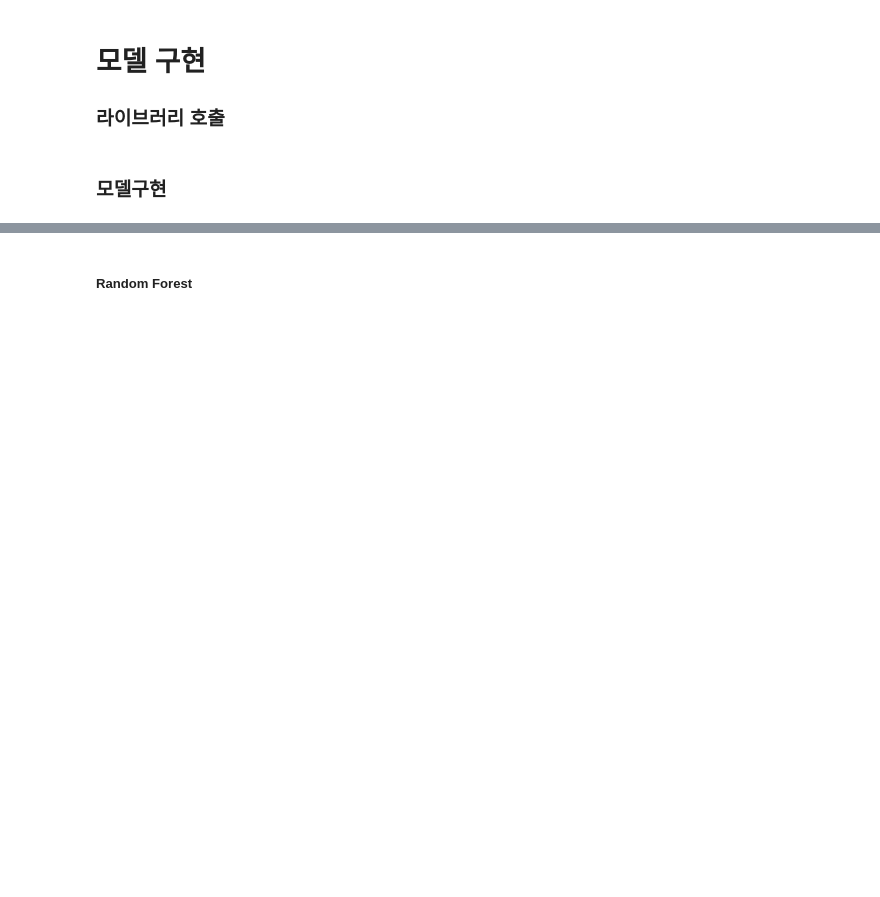
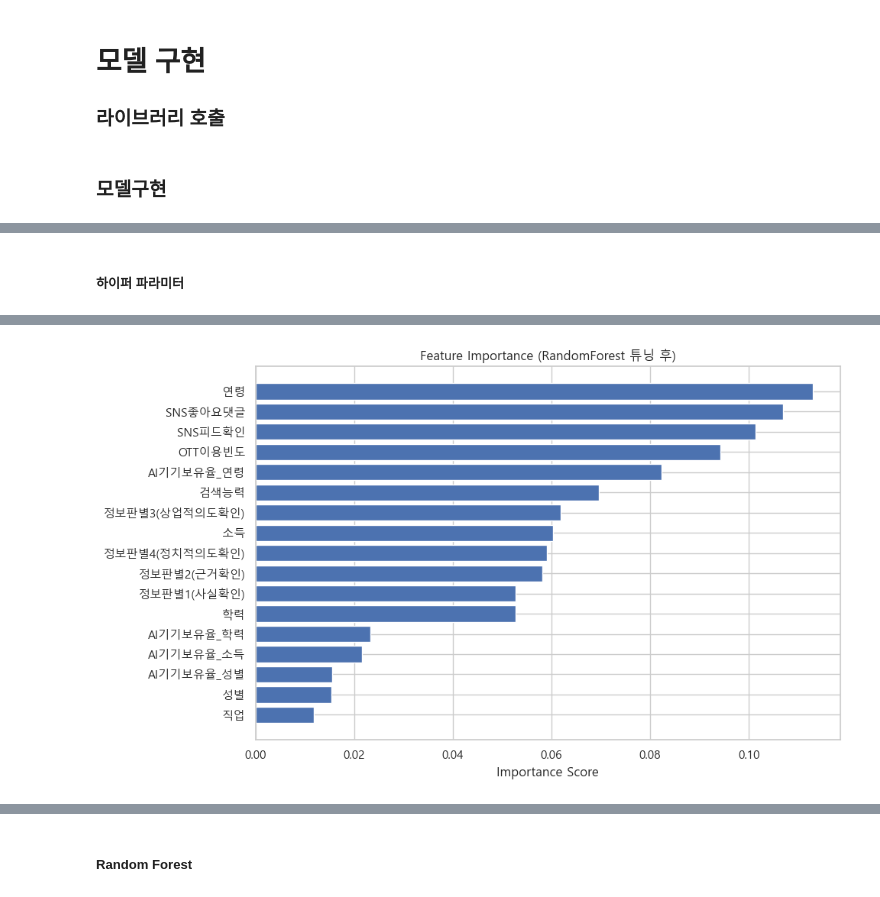
Before and after one commit to TeamHDH/KCC_Contest, a Jupyter notebook: 공모전_코드정리/AI 기기 포함/파생변수+모델.ipynb, the cells around one changed output, grey strips where cells are left out. Drawn from its saved outputs; the diff is of its cells as text; code cells hidden in the pictures; blank space fills up the shorter version.

```diff
--- a/공모전_코드정리/AI 기기 포함/파생변수+모델.ipynb
+++ b/공모전_코드정리/AI 기기 포함/파생변수+모델.ipynb
@@ -47,0 +114,73 @@ df_raw = df_raw.dropna(subset=['소외이진라벨'])
+# %% [markdown]
+##### 하이퍼 파라미터
+# %%
+# 데이터 불러오기
+df = df_raw.copy()
+
+# X, y 설정
+X = df[[
+    '성별', '연령', '학력', '직업', '소득', '검색능력',
+    '정보판별1(사실확인)', '정보판별2(근거확인)',
+    '정보판별3(상업적의도확인)', '정보판별4(정치적의도확인)',
+    'SNS피드확인', 'SNS좋아요댓글', 'OTT이용빈도',
+    'AI기기보유율_성별', 'AI기기보유율_연령', 'AI기기보유율_소득', 'AI기기보유율_학력'
+]]
+y = df['소외이진라벨']
+
+# Train-Test 분리
+X_train, X_test, y_train, y_test = train_test_split(
+    X, y, test_size=0.2, random_state=42, stratify=y
+)
+
+# 결측값 제거
+X_train = X_train.dropna()
+y_train = y_train.loc[X_train.index]
+X_test = X_test.dropna()
+y_test = y_test.loc[X_test.index]
+
+# SMOTE 적용
+smote = SMOTE(random_state=42)
+X_train_resampled, y_train_resampled = smote.fit_resample(X_train, y_train)
+
+# 하이퍼파라미터 튜닝
+param_grid = {
+    'n_estimators': [100, 200],
+    'max_depth': [5, 10, None],
+    'min_samples_split': [2, 5]
+}
+grid_search = GridSearchCV(
+    RandomForestClassifier(random_state=42, class_weight='balanced'),
+    param_grid,
+    cv=5,
+    scoring='f1_macro',
+    n_jobs=-1
+)
+grid_search.fit(X_train_resampled, y_train_resampled)
+
+# 최적 모델 성능 평가
+best_model = grid_search.best_estimator_
+y_pred = best_model.predict(X_test)
+
+print("=== Random Forest (튜닝 후) ===")
+print("최적 파라미터:", grid_search.best_params_)
+print(classification_report(y_test, y_pred))
+
+#AI_Device 변수 중요도 시각화 및 출력
+importances = best_model.feature_importances_
+features = X.columns
+importance_df = pd.DataFrame({'Feature': features, 'Importance': importances})
+importance_df = importance_df.sort_values(by='Importance', ascending=False)
+
+# 값 출력
+print("\n변수 중요도:")
+print(importance_df)
+
+# 시각화
+plt.figure(figsize=(10,6))
+plt.barh(importance_df['Feature'], importance_df['Importance'])
+plt.xlabel("Importance Score")
+plt.title("Feature Importance (RandomForest 튜닝 후)")
+plt.gca().invert_yaxis()
+plt.tight_layout()
+plt.show()
+# %% [output]
@@ -47,0 +204 @@ df_raw = df_raw.dropna(subset=['소외이진라벨'])
+[figure, added]
```
Also changed, not shown: parts of 9 cells of this notebook.
